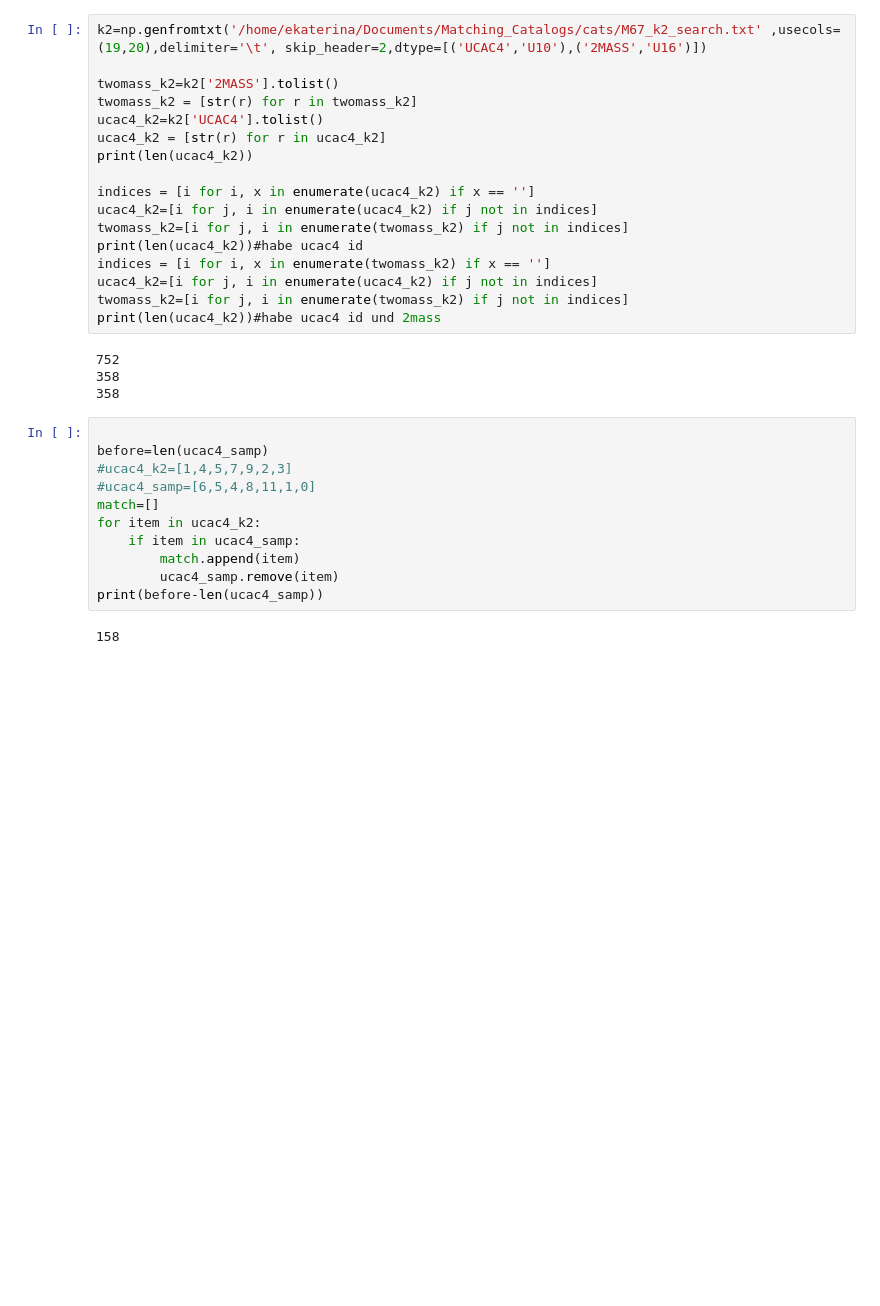
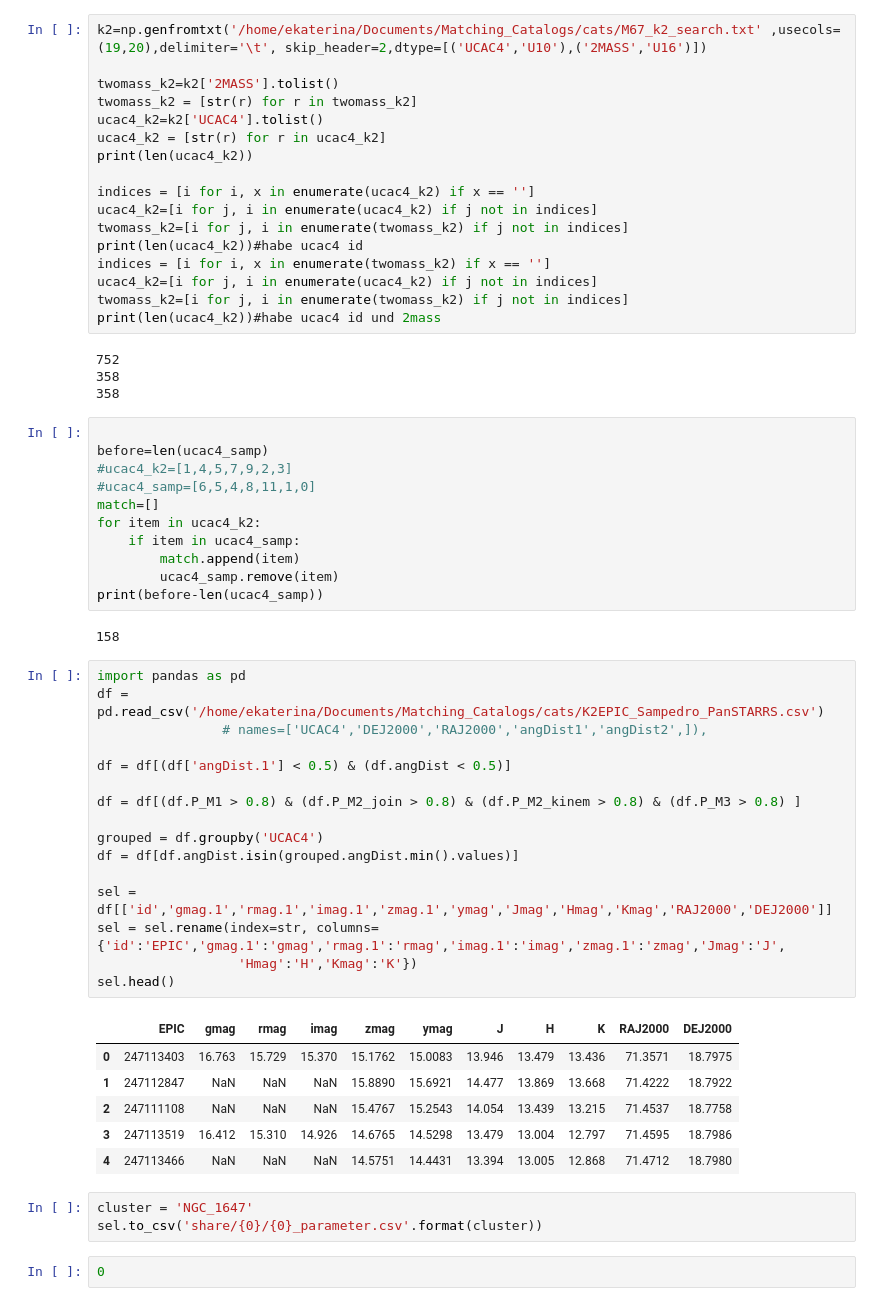
Before and after one commit to ekaterinailin/k2-panstarrs-sampedro, a Jupyter notebook: explore_UCAC4.ipynb, the cells around one changed output. Saved outputs shown, nothing was run; the diff lists cells and outputs as text; blank space fills up the shorter version.

```diff
--- a/explore_UCAC4.ipynb
+++ b/explore_UCAC4.ipynb
@@ -53,3 +53,31 @@ for item in ucac4_k2:
 print(before-len(ucac4_samp))
 # %% [output]
 158
+# %%
+import pandas as pd
+df = pd.read_csv('/home/ekaterina/Documents/Matching_Catalogs/cats/K2EPIC_Sampedro_PanSTARRS.csv')
+                # names=['UCAC4','DEJ2000','RAJ2000','angDist1','angDist2',]),
+
+df = df[(df['angDist.1'] < 0.5) & (df.angDist < 0.5)]
+
+df = df[(df.P_M1 > 0.8) & (df.P_M2_join > 0.8) & (df.P_M2_kinem > 0.8) & (df.P_M3 > 0.8) ]
+
+grouped = df.groupby('UCAC4')
+df = df[df.angDist.isin(grouped.angDist.min().values)]
+
+sel = df[['id','gmag.1','rmag.1','imag.1','zmag.1','ymag','Jmag','Hmag','Kmag','RAJ2000','DEJ2000']]
+sel = sel.rename(index=str, columns={'id':'EPIC','gmag.1':'gmag','rmag.1':'rmag','imag.1':'imag','zmag.1':'zmag','Jmag':'J',
+                  'Hmag':'H','Kmag':'K'})
+sel.head()
+# %% [output]
+|  | EPIC | gmag | rmag | imag | zmag | ymag | J | H | K | RAJ2000 | DEJ2000 |
+| 0 | 247113403 | 16.763 | 15.729 | 15.370 | 15.1762 | 15.0083 | 13.946 | 13.479 | 13.436 | 71.3571 | 18.7975 |
+| 1 | 247112847 | NaN | NaN | NaN | 15.8890 | 15.6921 | 14.477 | 13.869 | 13.668 | 71.4222 | 18.7922 |
+| 2 | 247111108 | NaN | NaN | NaN | 15.4767 | 15.2543 | 14.054 | 13.439 | 13.215 | 71.4537 | 18.7758 |
+| 3 | 247113519 | 16.412 | 15.310 | 14.926 | 14.6765 | 14.5298 | 13.479 | 13.004 | 12.797 | 71.4595 | 18.7986 |
+| 4 | 247113466 | NaN | NaN | NaN | 14.5751 | 14.4431 | 13.394 | 13.005 | 12.868 | 71.4712 | 18.7980 |
+# %%
+cluster = 'NGC_1647'
+sel.to_csv('share/{0}/{0}_parameter.csv'.format(cluster))
+# %%
+0
```
Also changed, not shown: 1 other file.
